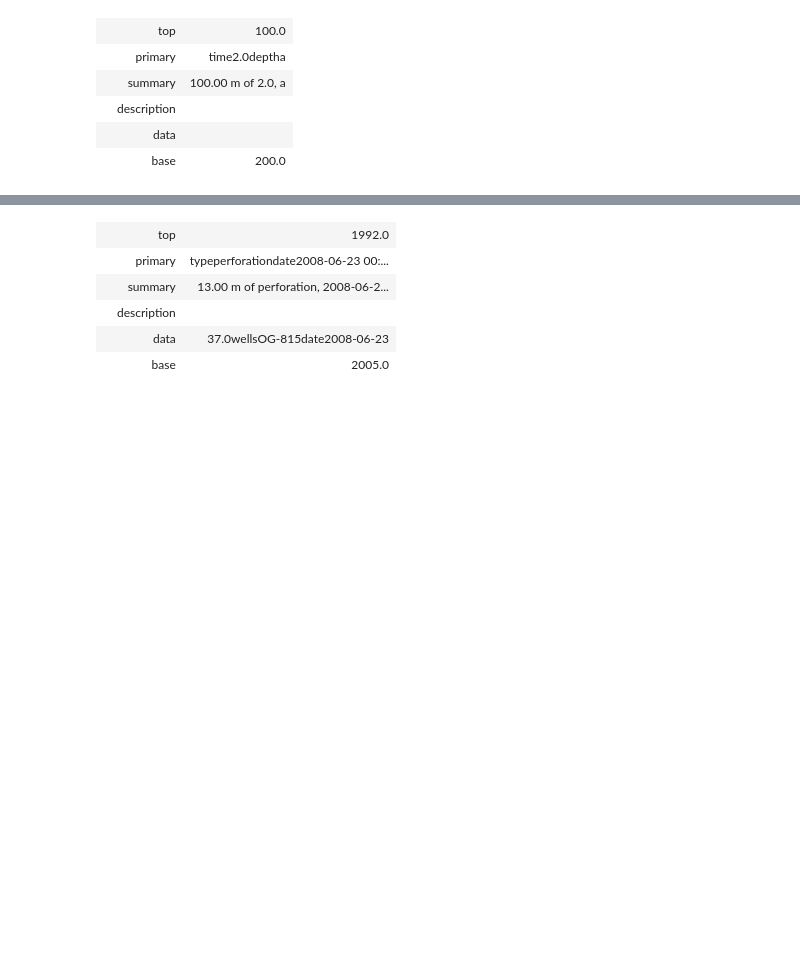
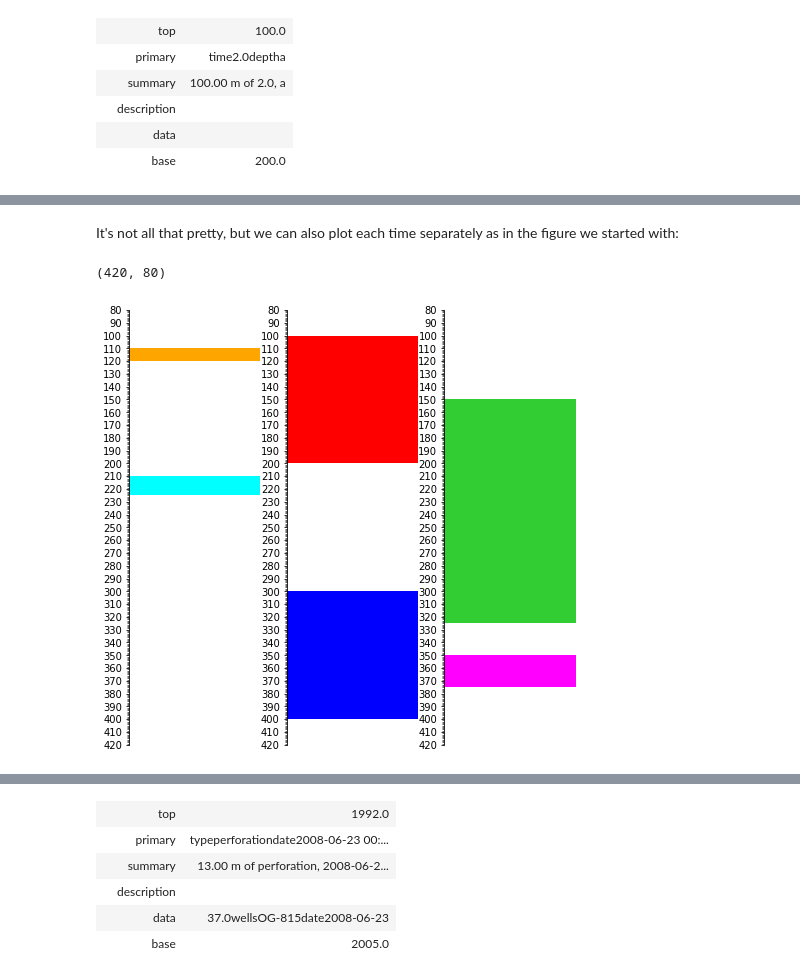
Before and after one commit to agilescientific/striplog, a Jupyter notebook: tutorial/Striplog_merge.ipynb, the cells around one changed output, grey strips where cells are left out. Drawn from its saved outputs; the diff is of its cells as text; code cells hidden in the pictures; blank space fills up the shorter version.

```diff
--- a/tutorial/Striplog_merge.ipynb
+++ b/tutorial/Striplog_merge.ipynb
@@ -294,0 +63,13 @@ Intervals are perforations. We want to keep the latest one.
+# %% [markdown]
+It's not all that pretty, but we can also plot each time separately as in the figure we started with:
+# %%
+import matplotlib.pyplot as plt
+
+fig, (ax0, ax1, ax2) = plt.subplots(ncols=3, sharey=True, figsize=(8, 8))
+s.find('1.0').plot(legend=legend, ax=ax0)
+s.find('2.0').plot(legend=legend, ax=ax1)
+s.find('3.0').plot(legend=legend, ax=ax2)
+plt.ylim(420, 80)
+# %% [output]
+(420, 80)
+[figure, added]
```
Also changed, not shown: parts of 61 cells of this notebook.
